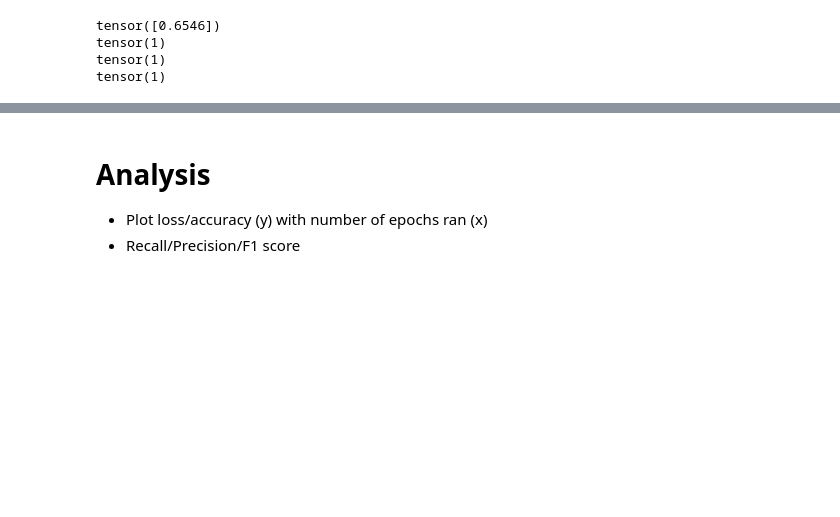
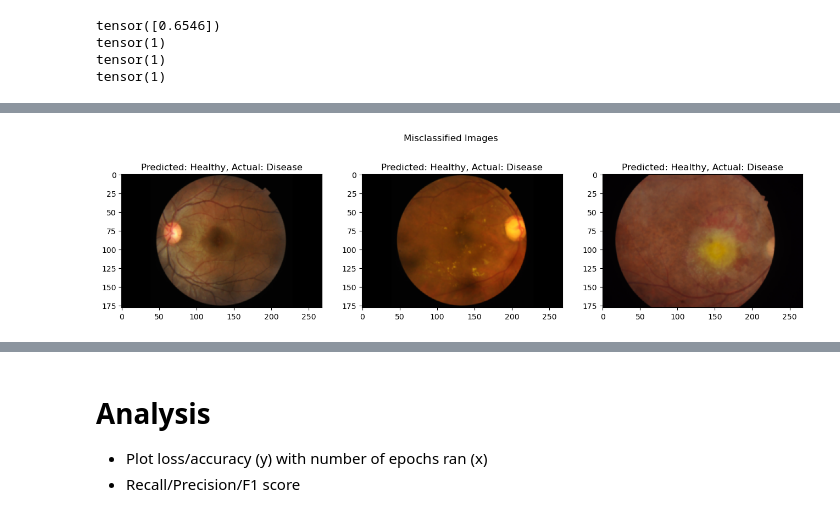
Before and after one commit to Jalen1/Retinal-Disease-Classification, a Jupyter notebook: DiseaseClassification.ipynb, the cells around one changed output, grey strips where cells are left out. Cells and saved outputs as stored; diff of their text form; code cells hidden in the pictures; blank space fills up the shorter version.

Commit message:
finished images and analysis

```diff
--- a/DiseaseClassification.ipynb
+++ b/DiseaseClassification.ipynb
@@ -532,0 +500,10 @@ print(all_labels[0].shape)
+# %%
+test_imgs = []
+test_lbls = []
+with torch.no_grad():
+    for i, data in tqdm(enumerate(test_loader)):
+        # get the inputs; data is a list of [inputs, labels]
+        inputs = data['image']
+        l = data['label']
+        test_imgs.append(inputs)
+        test_lbls.append(l)
@@ -532,0 +552,24 @@ print(all_labels[0].shape)
+# %%
+# functions to show an image
+def imshow(img):
+    npimg = img.numpy()
+    plt.imshow(np.transpose(npimg, (1, 2, 0)))
+    plt.show()
+
+readable = {0: "Healthy", 1: "Disease"}
+
+fig, (ax1, ax2, ax3) = plt.subplots(1,3, figsize=(16,4))
+
+fig.suptitle("Misclassified Images")
+ax1.imshow(test_imgs[mismatches[0]][0].numpy().transpose(1, 2, 0))
+ax1.set_title(f"Predicted: {readable[int(new_preds[mismatches[0]])]}, Actual: {readable[int(labels[mismatches[0]][0])]}")
+
+ax2.imshow(test_imgs[mismatches[1]][0].numpy().transpose(1, 2, 0))
+ax2.set_title(f"Predicted: {readable[int(new_preds[mismatches[1]])]}, Actual: {readable[int(labels[mismatches[1]][0])]}")
+
+ax3.imshow(test_imgs[mismatches[2]][0].numpy().transpose(1, 2, 0))
+ax3.set_title(f"Predicted: {readable[int(new_preds[mismatches[2]])]}, Actual: {readable[int(labels[mismatches[2]][0])]}")
+
+plt.show()
+# %% [output]
+[figure, added]
```
Also changed, not shown: parts of 12 cells of this notebook, 3 other files.
